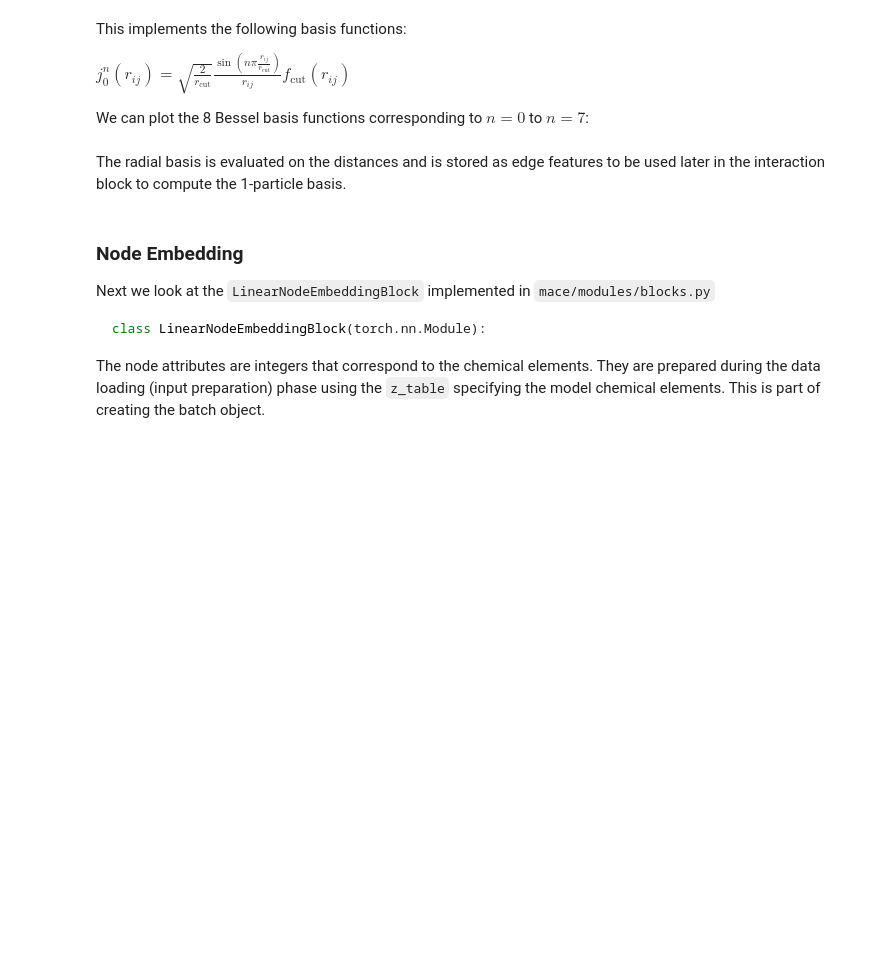
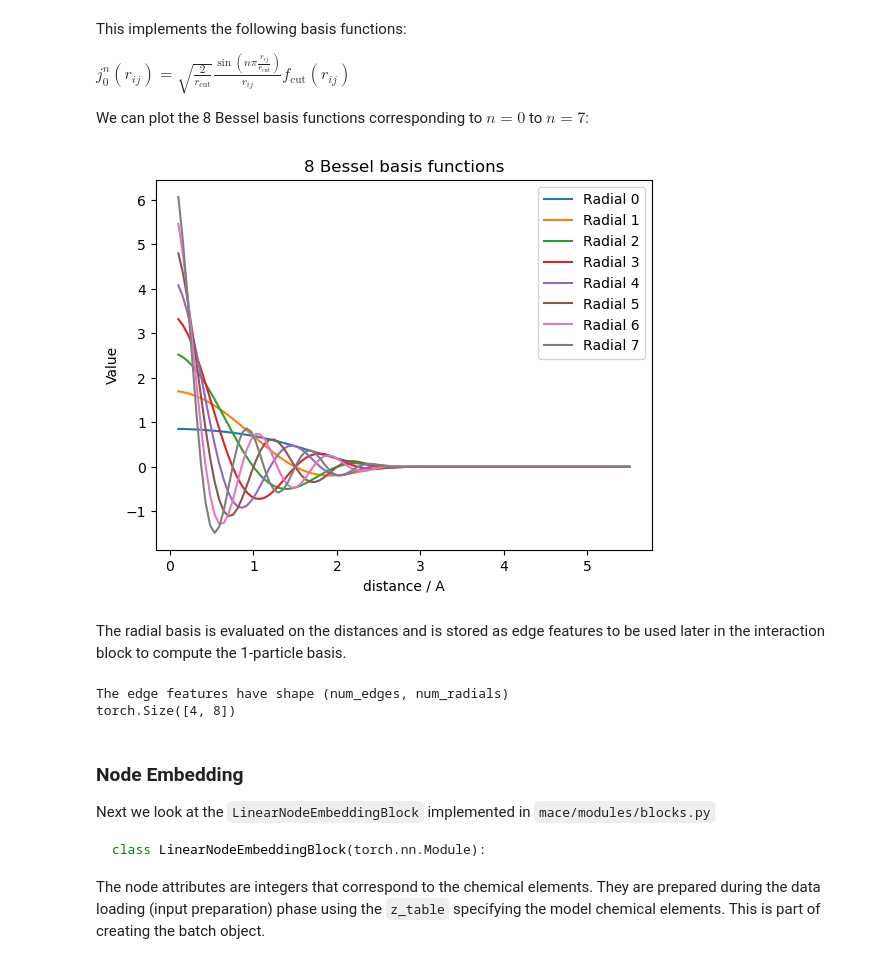
Before and after one commit to ilyes319/mace-tutorials, a Jupyter notebook: mace-devs/MACE_developer.ipynb, the cells around one changed output. Drawn from its saved outputs; the diff is of its cells as text; code cells hidden in the pictures; blank space fills up the shorter version.

Commit message:
updates MACE_developer with new radial_embedding function signiture

```diff
--- a/mace-devs/MACE_developer.ipynb
+++ b/mace-devs/MACE_developer.ipynb
@@ -163,25 +208,30 @@ We can plot the 8 Bessel basis functions corresponding to $n=0$ to $n=7$:
 # %%
 dists = torch.tensor(np.linspace(0.1, 5.5, 100), dtype=torch.get_default_dtype()).unsqueeze(-1)
 
-radials = model.radial_embedding(dists)
+radials = model.radial_embedding(dists, batch["node_attrs"], batch["edge_index"], model.atomic_numbers)
 
 for i in range(radials.shape[1]):
     plt.plot(dists, radials[:, i], label=f'Radial {i}')
 
 # Add title, labels, and legend
 plt.title("8 Bessel basis functions")
 plt.xlabel("distance / A")
 plt.ylabel("Value")
 plt.legend()
 
 # Display the plot
 plt.show()
+# %% [output]
+[figure, added]
 # %% [markdown]
 The radial basis is evaluated on the distances and is stored as edge features to be used later in the interaction block to compute the 1-particle basis.
 # %%
-edge_feats = model.radial_embedding(lengths)
+edge_feats = model.radial_embedding(lengths, batch["node_attrs"], batch["edge_index"], model.atomic_numbers)
 print("The edge features have shape (num_edges, num_radials)")
 print(edge_feats.shape)
+# %% [output]
+The edge features have shape (num_edges, num_radials)
+torch.Size([4, 8])
 # %% [markdown]
 ### Node Embedding
 Next we look at the `LinearNodeEmbeddingBlock` implemented in `mace/modules/blocks.py`
```
Also changed, not shown: parts of 26 cells of this notebook.
